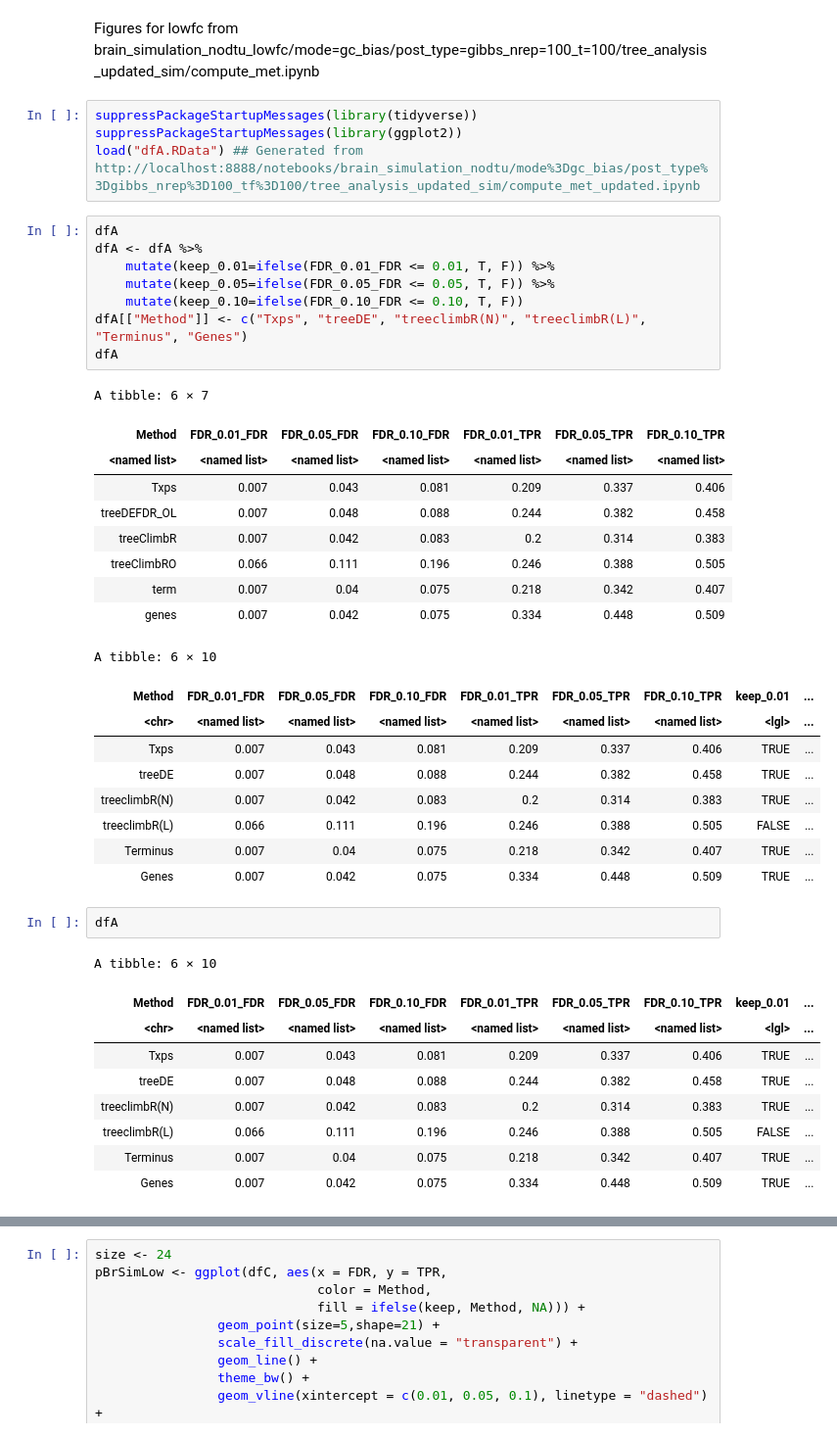
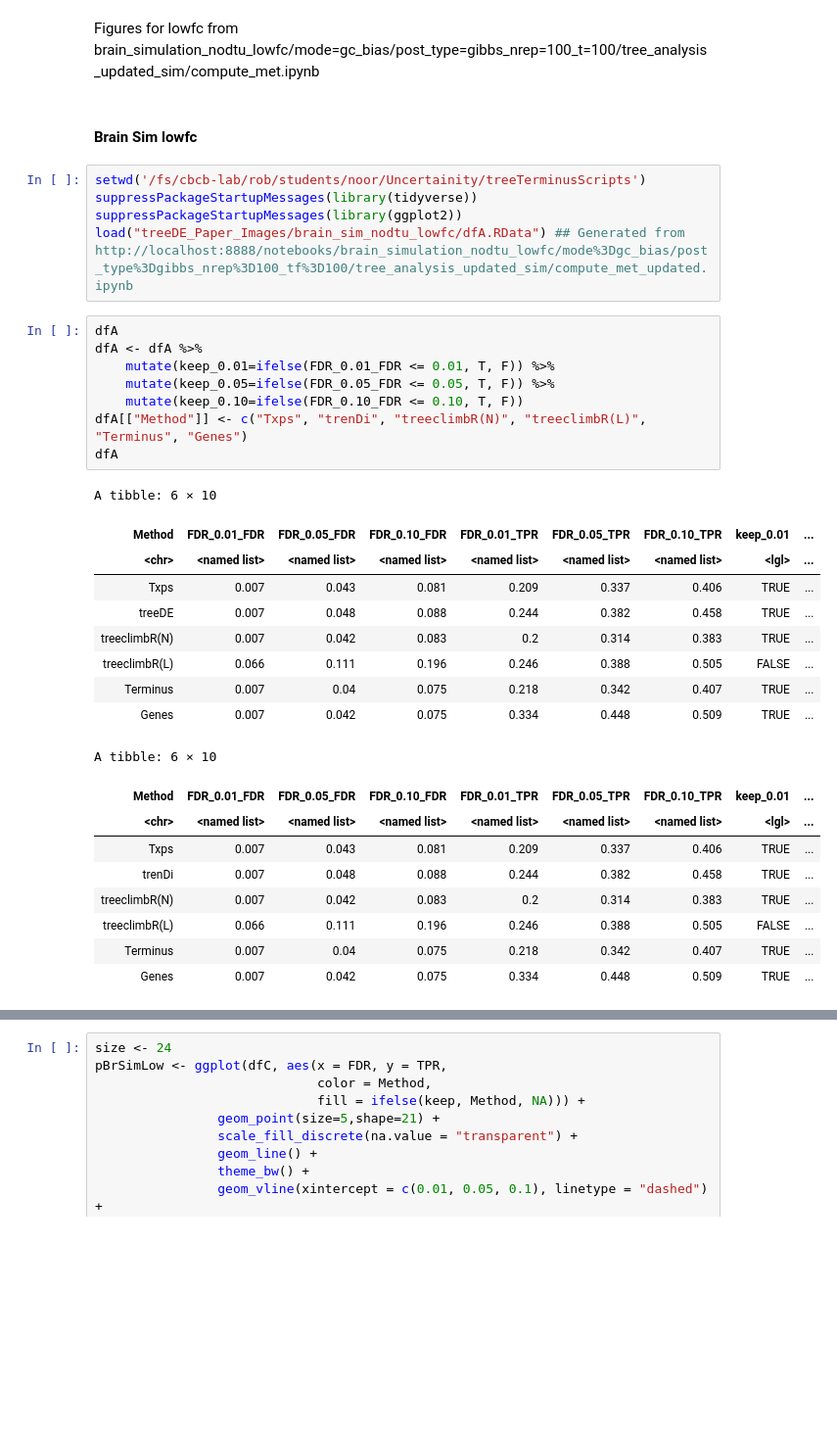
Before and after one commit to NPSDC/treeTerminusScripts, a Jupyter notebook: treeDE_Paper_Images/brain_sim_nodtu_lowfc/Figures.ipynb, the cells around one changed output, grey strips where cells are left out. Shown: that part at 98% size. Saved outputs shown, nothing was run; the diff lists cells and outputs as text; blank space fills up the shorter version.

Commit message:
adding remaining notebooks

```diff
--- a/treeDE_Paper_Images/brain_sim_nodtu_lowfc/Figures.ipynb
+++ b/treeDE_Paper_Images/brain_sim_nodtu_lowfc/Figures.ipynb
@@ -1,48 +1,39 @@
 # %% [markdown]
 Figures for lowfc from brain_simulation_nodtu_lowfc/mode=gc_bias/post_type=gibbs_nrep=100_t=100/tree_analysis_updated_sim/compute_met.ipynb
+# %% [markdown]
+#### Brain Sim lowfc
 # %%
+setwd('/fs/cbcb-lab/rob/students/noor/Uncertainity/treeTerminusScripts')
 suppressPackageStartupMessages(library(tidyverse))
 suppressPackageStartupMessages(library(ggplot2))
-load("dfA.RData") ## Generated from http://localhost:8888/notebooks/brain_simulation_nodtu/mode%3Dgc_bias/post_type%3Dgibbs_nrep%3D100_tf%3D100/tree_analysis_updated_sim/compute_met_updated.ipynb
+load("treeDE_Paper_Images/brain_sim_nodtu_lowfc/dfA.RData") ## Generated from http://localhost:8888/notebooks/brain_simulation_nodtu_lowfc/mode%3Dgc_bias/post_type%3Dgibbs_nrep%3D100_tf%3D100/tree_analysis_updated_sim/compute_met_updated.ipynb
 # %%
 dfA
 dfA <- dfA %>%
     mutate(keep_0.01=ifelse(FDR_0.01_FDR <= 0.01, T, F)) %>%
     mutate(keep_0.05=ifelse(FDR_0.05_FDR <= 0.05, T, F)) %>%
     mutate(keep_0.10=ifelse(FDR_0.10_FDR <= 0.10, T, F))
-dfA[["Method"]] <- c("Txps", "treeDE", "treeclimbR(N)", "treeclimbR(L)", "Terminus", "Genes")
+dfA[["Method"]] <- c("Txps", "trenDi", "treeclimbR(N)", "treeclimbR(L)", "Terminus", "Genes")
 dfA
 # %% [output]
-A tibble: 6 × 7
+A tibble: 6 × 10
-| Method | FDR_0.01_FDR | FDR_0.05_FDR | FDR_0.10_FDR | FDR_0.01_TPR | FDR_0.05_TPR | FDR_0.10_TPR |
-| <named list> | <named list> | <named list> | <named list> | <named list> | <named list> | <named list> |
-| Txps | 0.007 | 0.043 | 0.081 | 0.209 | 0.337 | 0.406 |
-| treeDEFDR_OL | 0.007 | 0.048 | 0.088 | 0.244 | 0.382 | 0.458 |
-| treeClimbR | 0.007 | 0.042 | 0.083 | 0.2 | 0.314 | 0.383 |
-| treeClimbRO | 0.066 | 0.111 | 0.196 | 0.246 | 0.388 | 0.505 |
-| term | 0.007 | 0.04 | 0.075 | 0.218 | 0.342 | 0.407 |
-| genes | 0.007 | 0.042 | 0.075 | 0.334 | 0.448 | 0.509 |
+| Method | FDR_0.01_FDR | FDR_0.05_FDR | FDR_0.10_FDR | FDR_0.01_TPR | FDR_0.05_TPR | FDR_0.10_TPR | keep_0.01 | ... |
+| <chr> | <named list> | <named list> | <named list> | <named list> | <named list> | <named list> | <lgl> | ... |
+| Txps | 0.007 | 0.043 | 0.081 | 0.209 | 0.337 | 0.406 | TRUE | ... |
+| treeDE | 0.007 | 0.048 | 0.088 | 0.244 | 0.382 | 0.458 | TRUE | ... |
+| treeclimbR(N) | 0.007 | 0.042 | 0.083 | 0.2 | 0.314 | 0.383 | TRUE | ... |
+| treeclimbR(L) | 0.066 | 0.111 | 0.196 | 0.246 | 0.388 | 0.505 | FALSE | ... |
+| Terminus | 0.007 | 0.04 | 0.075 | 0.218 | 0.342 | 0.407 | TRUE | ... |
+| Genes | 0.007 | 0.042 | 0.075 | 0.334 | 0.448 | 0.509 | TRUE | ... |
 A tibble: 6 × 10
 | Method | FDR_0.01_FDR | FDR_0.05_FDR | FDR_0.10_FDR | FDR_0.01_TPR | FDR_0.05_TPR | FDR_0.10_TPR | keep_0.01 | ... |
 | <chr> | <named list> | <named list> | <named list> | <named list> | <named list> | <named list> | <lgl> | ... |
 | Txps | 0.007 | 0.043 | 0.081 | 0.209 | 0.337 | 0.406 | TRUE | ... |
-| treeDE | 0.007 | 0.048 | 0.088 | 0.244 | 0.382 | 0.458 | TRUE | ... |
+| trenDi | 0.007 | 0.048 | 0.088 | 0.244 | 0.382 | 0.458 | TRUE | ... |
 | treeclimbR(N) | 0.007 | 0.042 | 0.083 | 0.2 | 0.314 | 0.383 | TRUE | ... |
 | treeclimbR(L) | 0.066 | 0.111 | 0.196 | 0.246 | 0.388 | 0.505 | FALSE | ... |
 | Terminus | 0.007 | 0.04 | 0.075 | 0.218 | 0.342 | 0.407 | TRUE | ... |
 | Genes | 0.007 | 0.042 | 0.075 | 0.334 | 0.448 | 0.509 | TRUE | ... |
-# %%
-dfA
-# %% [output]
-A tibble: 6 × 10
-| Method | FDR_0.01_FDR | FDR_0.05_FDR | FDR_0.10_FDR | FDR_0.01_TPR | FDR_0.05_TPR | FDR_0.10_TPR | keep_0.01 | ... |
-| <chr> | <named list> | <named list> | <named list> | <named list> | <named list> | <named list> | <lgl> | ... |
-| Txps | 0.007 | 0.043 | 0.081 | 0.209 | 0.337 | 0.406 | TRUE | ... |
-| treeDE | 0.007 | 0.048 | 0.088 | 0.244 | 0.382 | 0.458 | TRUE | ... |
-| treeclimbR(N) | 0.007 | 0.042 | 0.083 | 0.2 | 0.314 | 0.383 | TRUE | ... |
-| treeclimbR(L) | 0.066 | 0.111 | 0.196 | 0.246 | 0.388 | 0.505 | FALSE | ... |
-| Terminus | 0.007 | 0.04 | 0.075 | 0.218 | 0.342 | 0.407 | TRUE | ... |
-| Genes | 0.007 | 0.042 | 0.075 | 0.334 | 0.448 | 0.509 | TRUE | ... |
 # %%
 df1 <- dfA %>%
   pivot_longer(starts_with("FDR"),
```
Also changed, not shown: parts of 13 cells of this notebook, 7 other files.
